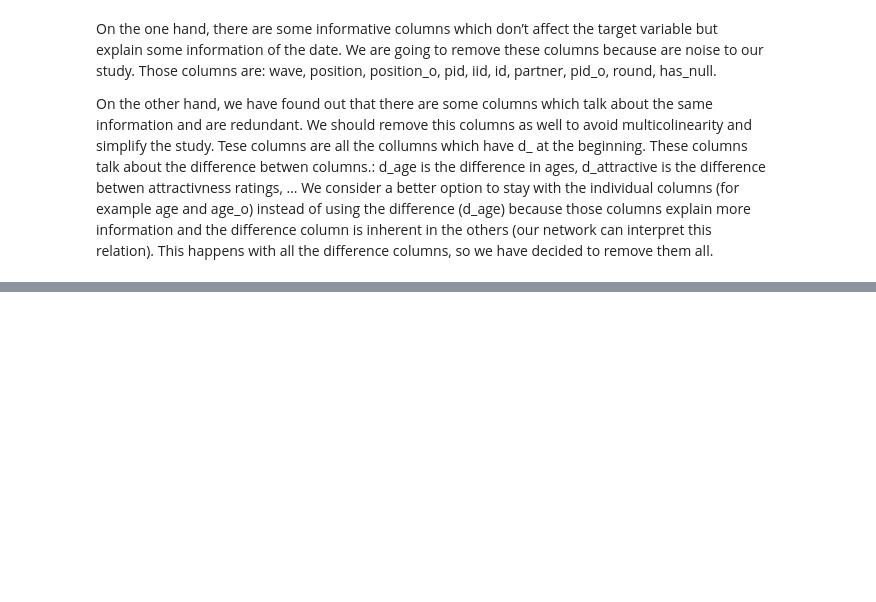
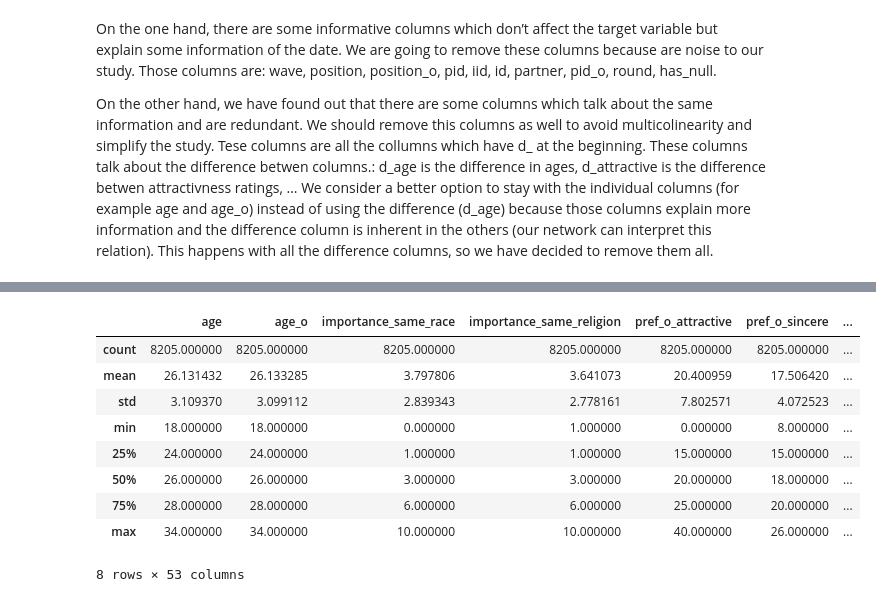
Before and after one commit to LucasEspitia/speedDating, a Jupyter notebook: Lucas.ipynb, the cells around one changed output, grey strips where cells are left out. Saved outputs shown, nothing was run; the diff lists cells and outputs as text; code cells hidden in the pictures; blank space fills up the shorter version.

```diff
--- a/Lucas.ipynb
+++ b/Lucas.ipynb
@@ -192,0 +337,13 @@ data.shape[0] - data.dropna().shape[0]
+# %%
+data.describe()
+# %% [output]
+|  | age | age_o | importance_same_race | importance_same_religion | pref_o_attractive | pref_o_sincere | ... |
+| count | 8205.000000 | 8205.000000 | 8205.000000 | 8205.000000 | 8205.000000 | 8205.000000 | ... |
+| mean | 26.131432 | 26.133285 | 3.797806 | 3.641073 | 20.400959 | 17.506420 | ... |
+| std | 3.109370 | 3.099112 | 2.839343 | 2.778161 | 7.802571 | 4.072523 | ... |
+| min | 18.000000 | 18.000000 | 0.000000 | 1.000000 | 0.000000 | 8.000000 | ... |
+| 25% | 24.000000 | 24.000000 | 1.000000 | 1.000000 | 15.000000 | 15.000000 | ... |
+| 50% | 26.000000 | 26.000000 | 3.000000 | 3.000000 | 20.000000 | 18.000000 | ... |
+| 75% | 28.000000 | 28.000000 | 6.000000 | 6.000000 | 25.000000 | 20.000000 | ... |
+| max | 34.000000 | 34.000000 | 10.000000 | 10.000000 | 40.000000 | 26.000000 | ... |
+8 rows × 53 columns
```
Also changed, not shown: parts of 30 cells of this notebook.
